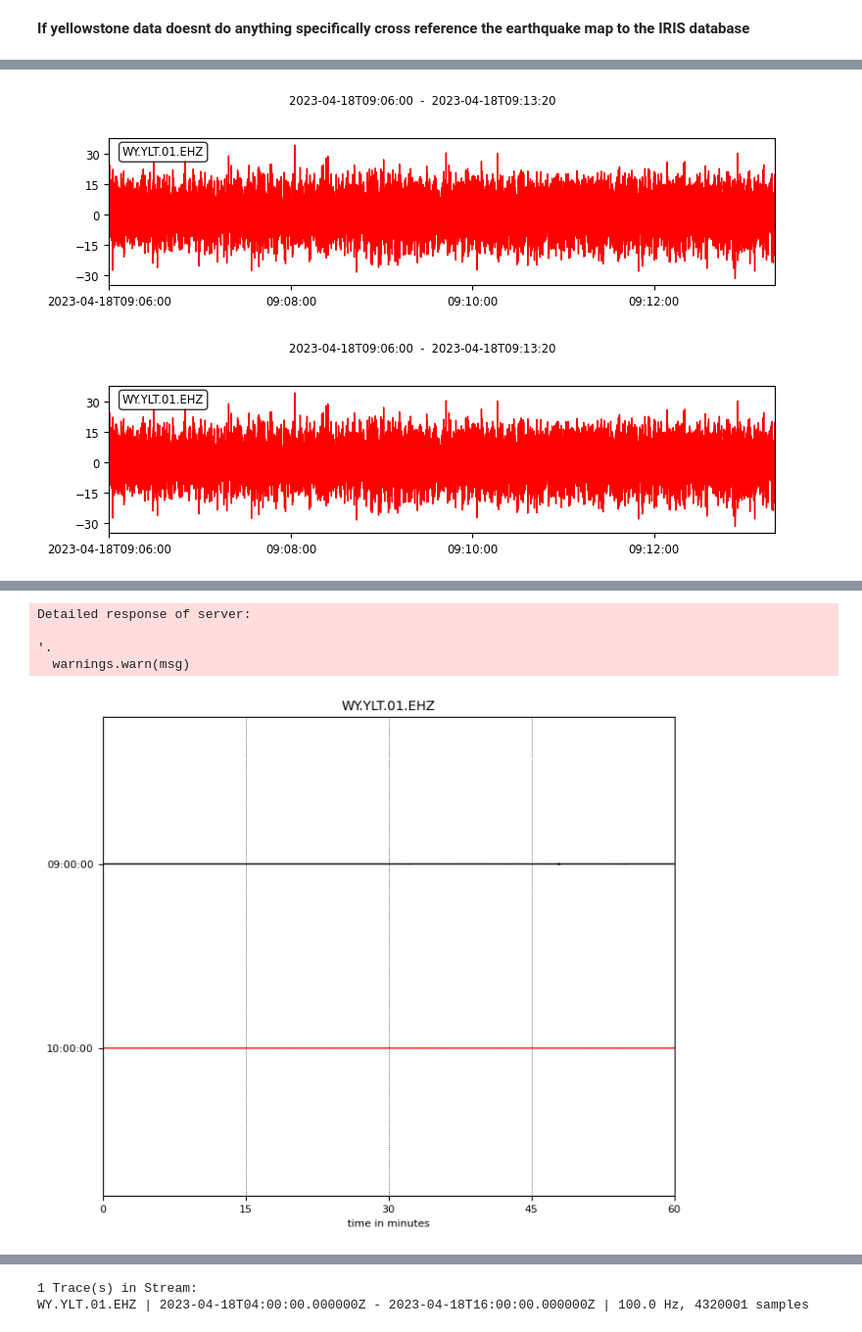
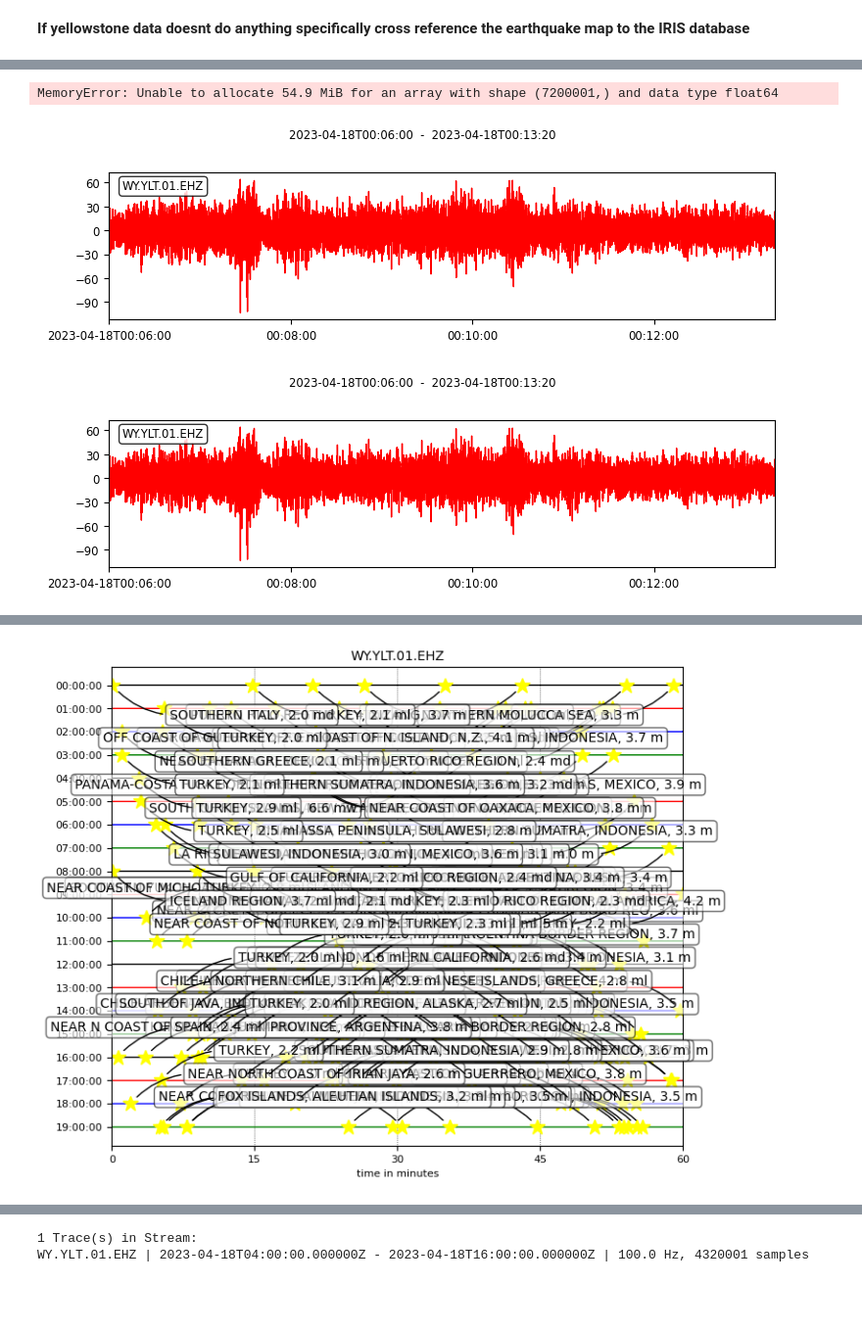
Before and after one commit to GPGN-268-archive/FP01-mars-seismo, a Jupyter notebook: ChloeWork.ipynb, the cells around one changed output, grey strips where cells are left out. Shown at 98% size. Cells and saved outputs as stored; diff of their text form; code cells hidden in the pictures; blank space fills up the shorter version.

Commit message:
Changed the frequencies of plotting

```diff
--- a/ChloeWork.ipynb
+++ b/ChloeWork.ipynb
@@ -19,12 +19,12 @@ from obspy.clients.fdsn import Client
 from obspy.core import UTCDateTime, Stream, read, Trace
 
 
-st1 = read('Yellowstone.mseed',starttime = UTCDateTime('2023-4-18 9:00:00'),endtime=UTCDateTime('2023-4-18 11:00:00'))
+st1 = read('Yellowstone.mseed',starttime = UTCDateTime('2023-4-18 0:00:00'),endtime=UTCDateTime('2023-4-18 20:00:00'))
 
 channels = ['EHZ']
 
 # stream
-st1.filter(type='highpass', freq=0.1)
+st1.filter(type='highpass', freq=0.01)
 st1 = st1.select(component='Z')
 
 #trace
@@ -57,15 +57,33 @@ st1.plot()
+# %%
+# Filtering with a lowpass on a copy of the original Trace
+tr1_filt = tr1.copy()
+tr1_filt.filter('lowpass', freq=0.0001, corners=2, zerophase=True)
+
+# Now let's plot the raw and filtered data...
+t = np.arange(0, tr1.stats.npts / tr1.stats.sampling_rate, tr1.stats.delta)
+plt.subplot(211)
+plt.plot(t, tr1.data, 'k')
+plt.ylabel('Raw Data')
+plt.subplot(212)
+plt.plot(t, tr1_filt.data, 'k')
+plt.ylabel('Lowpassed Data')
+plt.xlabel('Time [s]')
+plt.suptitle(tr1.stats.starttime)
+plt.show()
+# %% [output]
+MemoryError: Unable to allocate 54.9 MiB for an array with shape (7200001,) and data type float64
 # %%
 dt = st1[0].stats.starttime
 st1.plot(color='red', tick_format='%I:%M %p',
                    starttime= dt + 360 , endtime= dt + 800)
 # %% [output]
-[figure, old version]
+[figure, new version]
-[figure, old version]
+[figure, new version]
 # %%
 st1.plot(type='dayplot')
 
 st1.plot(type="dayplot", interval=60, right_vertical_labels=False,
         vertical_scaling_range=5e6, one_tick_per_line=True,
         color=['k', 'r', 'b', 'g'], show_y_UTC_label=False,
-        events={'min_magnitude': 6.5})
+        events={'min_magnitude': 1.5})
 # %% [output]
@@ -73,5 +91 @@ st1.plot(type="dayplot", interval=60, right_vertical_labels=False,
-Detailed response of server:
-
-'.
-  warnings.warn(msg)
-[figure, old version]
+[figure, new version]
```
Also changed, not shown: parts of 4 cells of this notebook, 1 other file.
